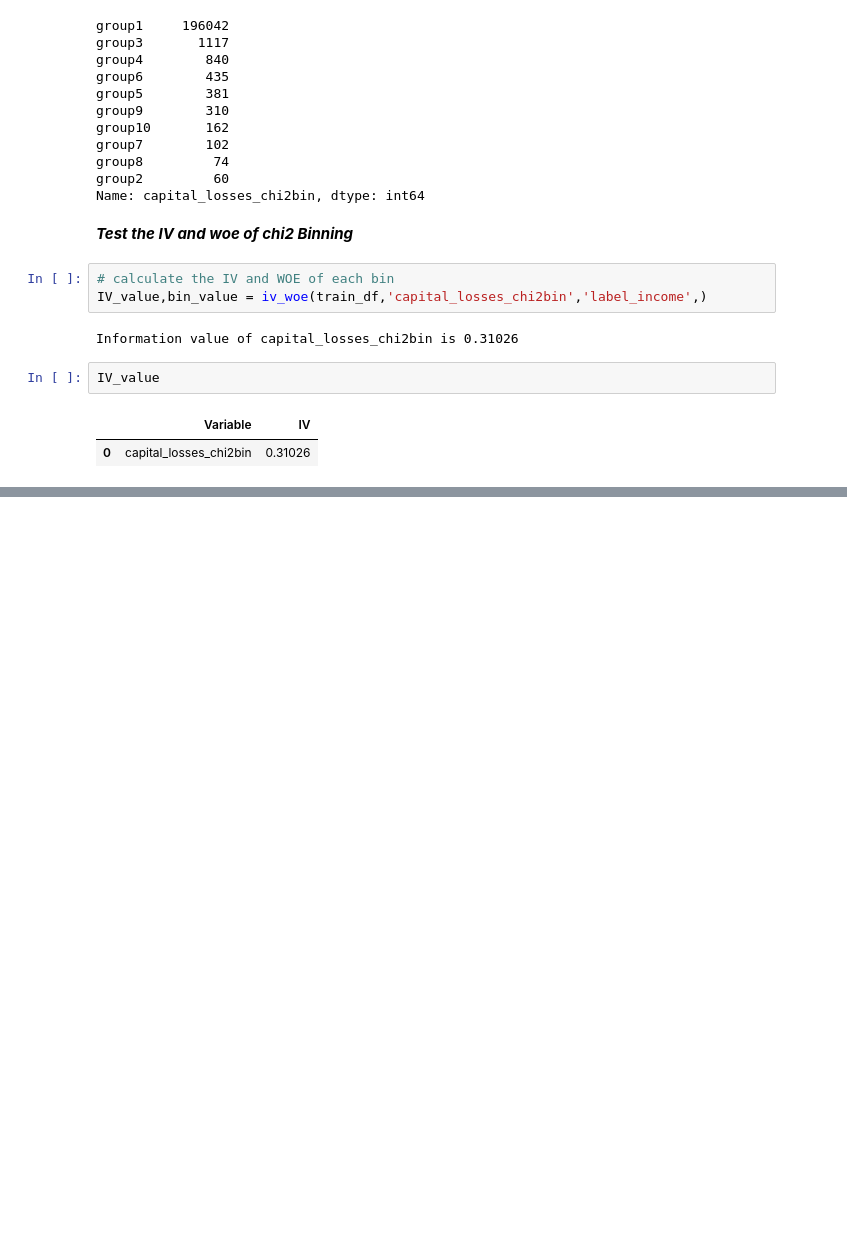
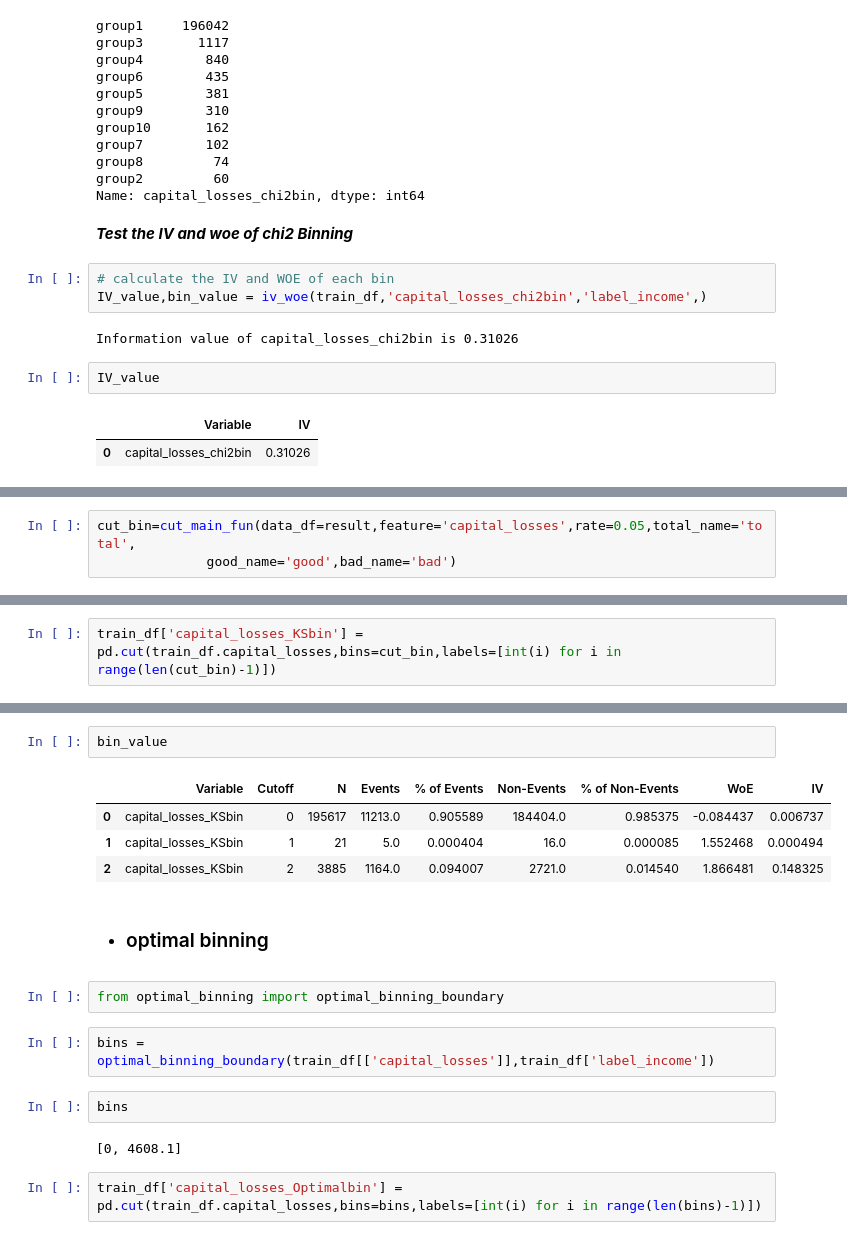
Before and after one commit to tomtang110/RecommendationAlgorithmPractice, a Jupyter notebook: FeatureEnginnering/ContinuousFeature.ipynb, the cells around one changed output, grey strips where cells are left out. Drawn from its saved outputs; the diff is of its cells as text; blank space fills up the shorter version.

```diff
--- a/FeatureEnginnering/ContinuousFeature.ipynb
+++ b/FeatureEnginnering/ContinuousFeature.ipynb
@@ -459,0 +482,3 @@ bin_value
+# %%
+cut_bin=cut_main_fun(data_df=result,feature='capital_losses',rate=0.05,total_name='total',
+              good_name='good',bad_name='bad')
@@ -459,0 +491,2 @@ bin_value
+# %%
+train_df['capital_losses_KSbin'] = pd.cut(train_df.capital_losses,bins=cut_bin,labels=[int(i) for i in range(len(cut_bin)-1)])
@@ -459,0 +504,19 @@ bin_value
+# %%
+bin_value
+# %% [output]
+|  | Variable | Cutoff | N | Events | % of Events | Non-Events | % of Non-Events | WoE | IV |
+| 0 | capital_losses_KSbin | 0 | 195617 | 11213.0 | 0.905589 | 184404.0 | 0.985375 | -0.084437 | 0.006737 |
+| 1 | capital_losses_KSbin | 1 | 21 | 5.0 | 0.000404 | 16.0 | 0.000085 | 1.552468 | 0.000494 |
+| 2 | capital_losses_KSbin | 2 | 3885 | 1164.0 | 0.094007 | 2721.0 | 0.014540 | 1.866481 | 0.148325 |
+# %% [markdown]
+* ### optimal binning
+# %%
+from optimal_binning import optimal_binning_boundary
+# %%
+bins = optimal_binning_boundary(train_df[['capital_losses']],train_df['label_income'])
+# %%
+bins
+# %% [output]
+[0, 4608.1]
+# %%
+train_df['capital_losses_Optimalbin'] = pd.cut(train_df.capital_losses,bins=bins,labels=[int(i) for i in range(len(bins)-1)])
```
Also changed, not shown: parts of 10 cells of this notebook, 2 other files.
